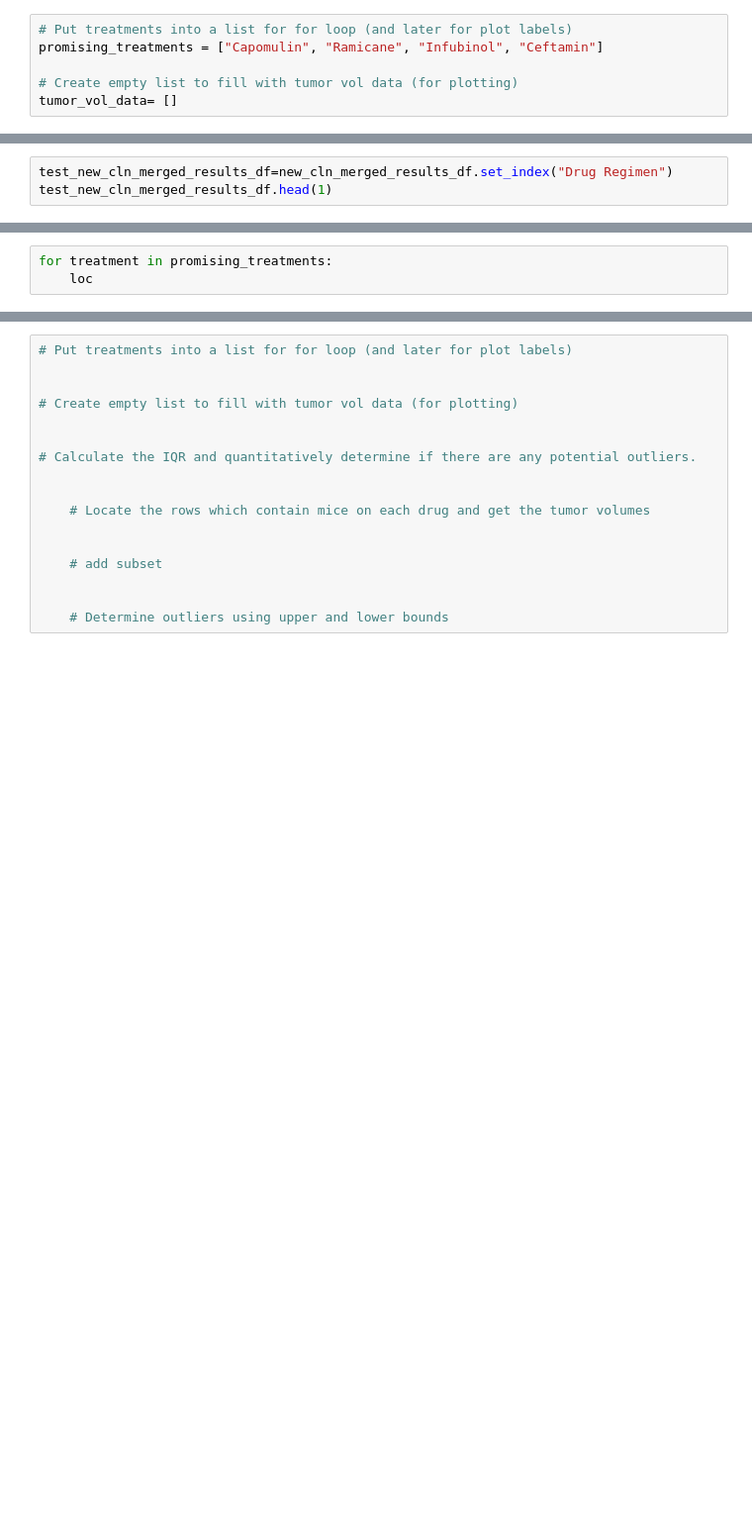
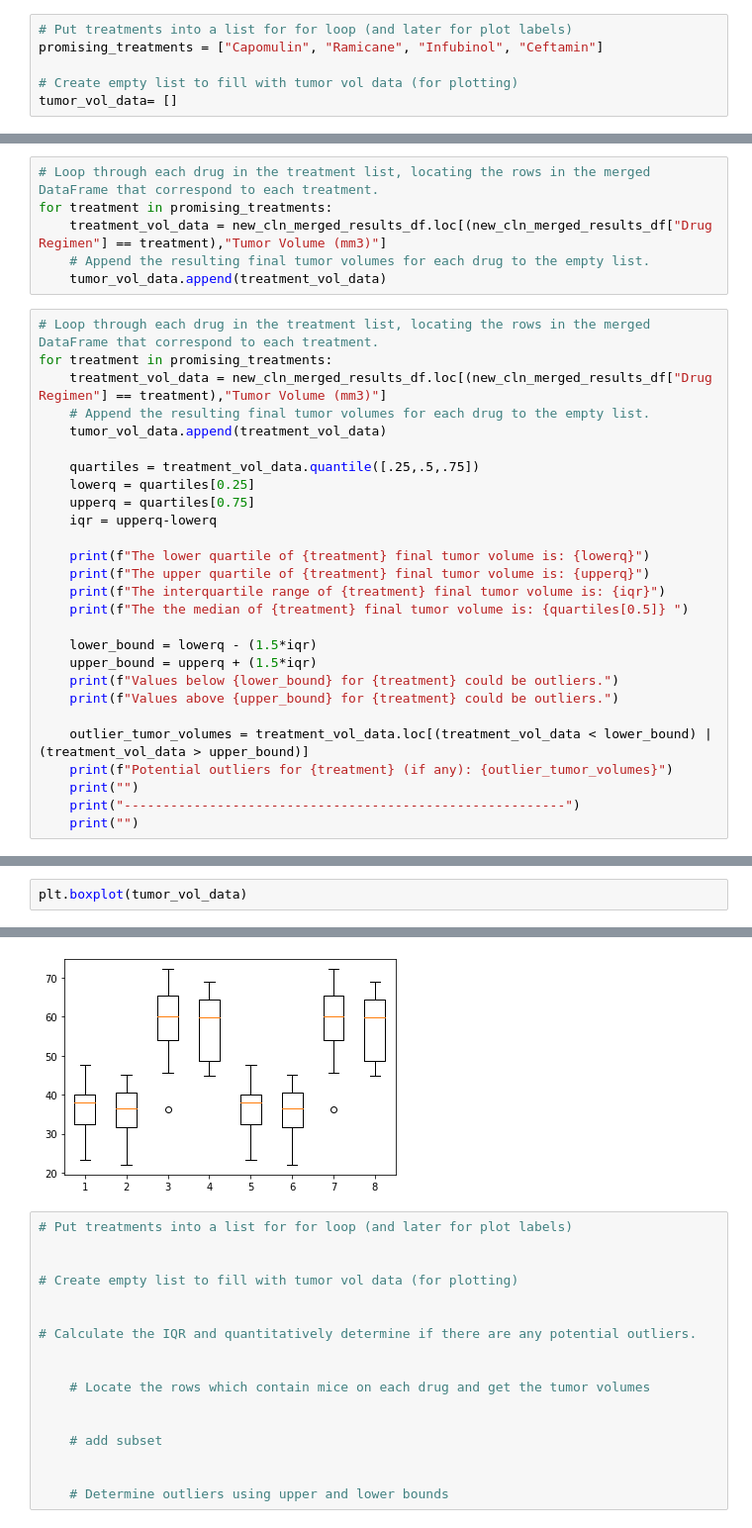
Before and after one commit to cwolf1424/Matplotlib_Challenge, a Jupyter notebook: Starter_Code/Pymaceuticals/pymaceuticals_starter.ipynb, the cells around one changed output, grey strips where cells are left out. Shown at 99% size. Drawn from its saved outputs; the diff is of its cells as text; blank space fills up the shorter version.

Commit message:
Outliers and box plot initial completion

```diff
--- a/Starter_Code/Pymaceuticals/pymaceuticals_starter.ipynb
+++ b/Starter_Code/Pymaceuticals/pymaceuticals_starter.ipynb
@@ -343,3 +297,0 @@ new_cln_merged_results_df
-# %%
-test_new_cln_merged_results_df=new_cln_merged_results_df.set_index("Drug Regimen")
-test_new_cln_merged_results_df.head(1)
@@ -366,3 +297,0 @@ Name: Final Tumor Volume (mm3), Length: 210, dtype: float64
-# %%
-for treatment in promising_treatments:
-    loc
@@ -370,0 +298,33 @@ for treatment in promising_treatments:
+# %%
+# Loop through each drug in the treatment list, locating the rows in the merged DataFrame that correspond to each treatment.
+for treatment in promising_treatments:
+    treatment_vol_data = new_cln_merged_results_df.loc[(new_cln_merged_results_df["Drug Regimen"] == treatment),"Tumor Volume (mm3)"]
+    # Append the resulting final tumor volumes for each drug to the empty list.
+    tumor_vol_data.append(treatment_vol_data)
+# %%
+# Loop through each drug in the treatment list, locating the rows in the merged DataFrame that correspond to each treatment.
+for treatment in promising_treatments:
+    treatment_vol_data = new_cln_merged_results_df.loc[(new_cln_merged_results_df["Drug Regimen"] == treatment),"Tumor Volume (mm3)"]
+    # Append the resulting final tumor volumes for each drug to the empty list.
+    tumor_vol_data.append(treatment_vol_data)
+
+    quartiles = treatment_vol_data.quantile([.25,.5,.75])
+    lowerq = quartiles[0.25]
+    upperq = quartiles[0.75]
+    iqr = upperq-lowerq
+
+    print(f"The lower quartile of {treatment} final tumor volume is: {lowerq}")
+    print(f"The upper quartile of {treatment} final tumor volume is: {upperq}")
+    print(f"The interquartile range of {treatment} final tumor volume is: {iqr}")
+    print(f"The the median of {treatment} final tumor volume is: {quartiles[0.5]} ")
+
+    lower_bound = lowerq - (1.5*iqr)
+    upper_bound = upperq + (1.5*iqr)
+    print(f"Values below {lower_bound} for {treatment} could be outliers.")
+    print(f"Values above {upper_bound} for {treatment} could be outliers.")
+
+    outlier_tumor_volumes = treatment_vol_data.loc[(treatment_vol_data < lower_bound) | (treatment_vol_data > upper_bound)]
+    print(f"Potential outliers for {treatment} (if any): {outlier_tumor_volumes}")
+    print("")
+    print("---------------------------------------------------------")
+    print("")
@@ -370,0 +349,3 @@ for treatment in promising_treatments:
+# %%
+plt.boxplot(tumor_vol_data)
+# %% [output]
@@ -371,3 +369,4 @@ for treatment in promising_treatments:
+[figure, added]
 # %%
 # Put treatments into a list for for loop (and later for plot labels)
 
```
Also changed, not shown: parts of 14 cells of this notebook.
